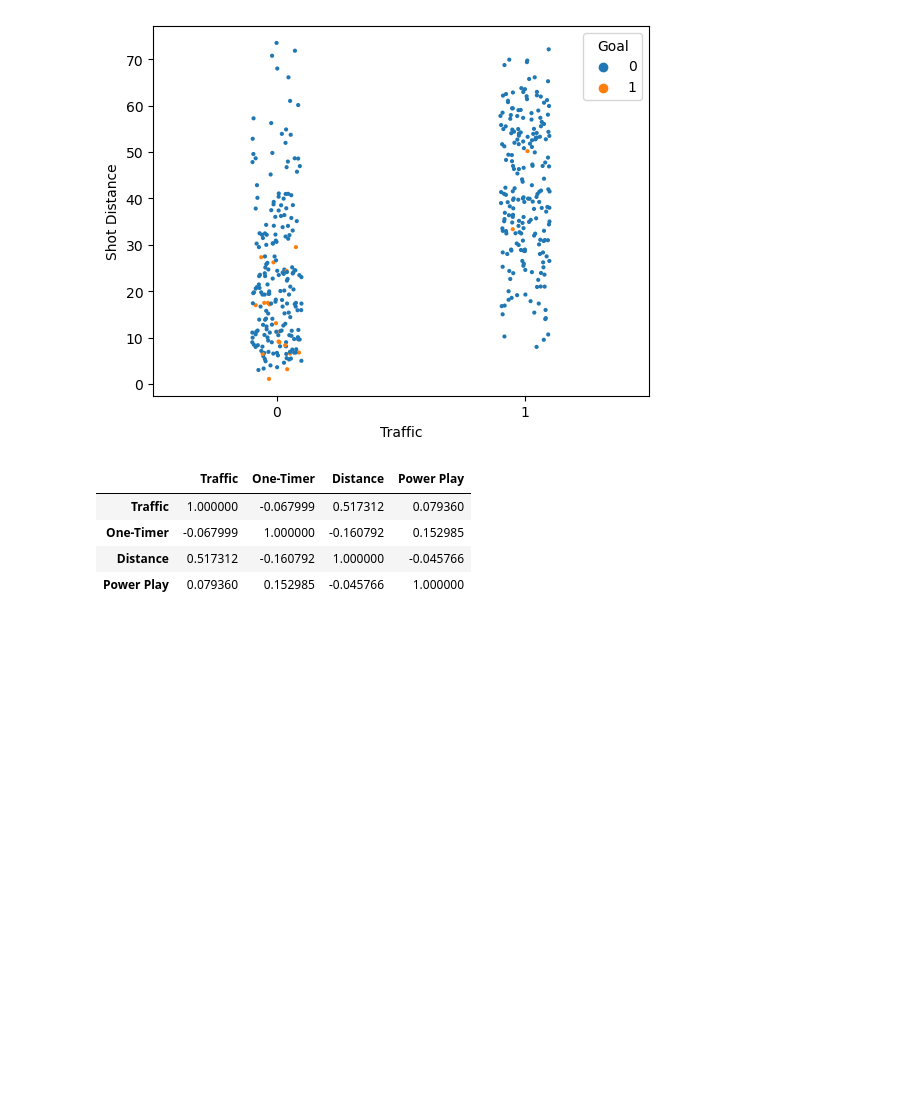
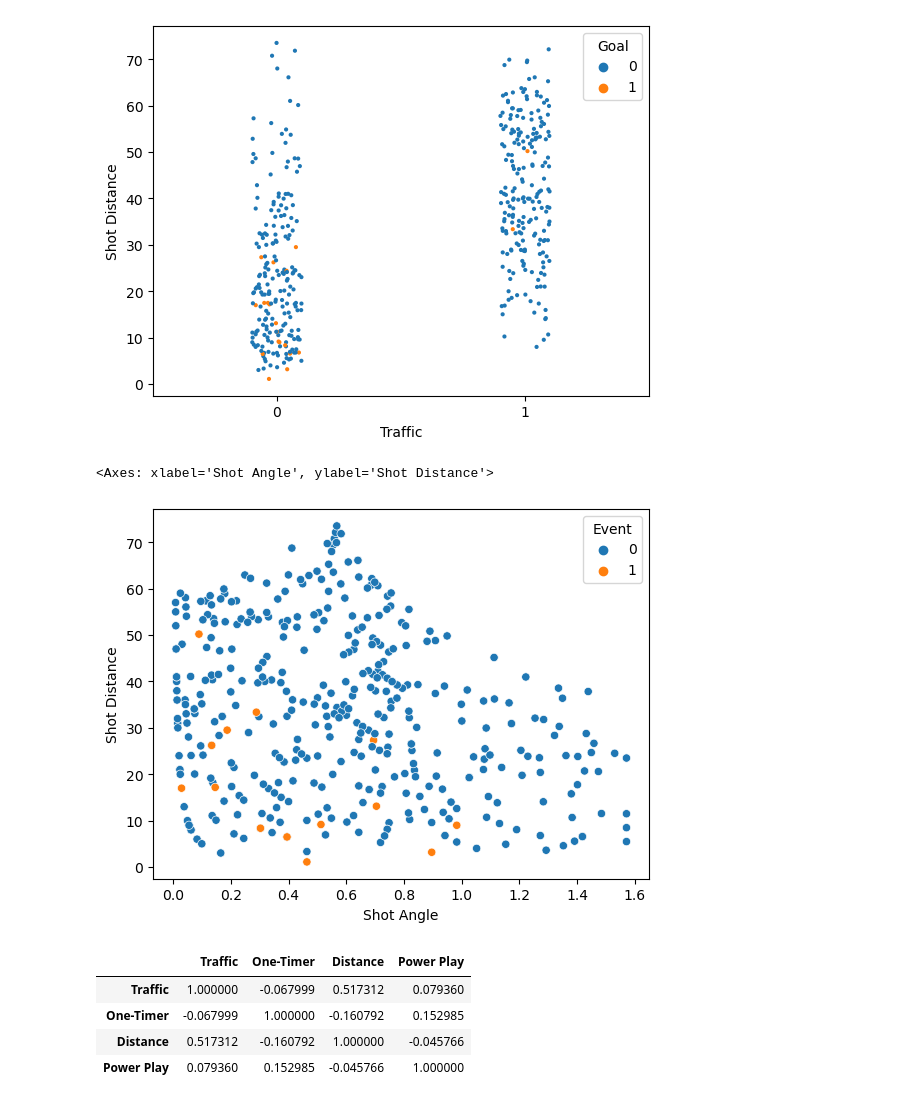
Before and after one commit to yzhao2433/big_red_cup24, a Jupyter notebook: GoalPowerPlay.ipynb, the cells around one changed output. Drawn from its saved outputs; the diff is of its cells as text; code cells hidden in the pictures; blank space fills up the shorter version.

```diff
--- a/GoalPowerPlay.ipynb
+++ b/GoalPowerPlay.ipynb
@@ -493,6 +493,13 @@ plt.show()
 # %% [output]
 [figure]
 [figure]
+# %%
+sns.scatterplot(x = shot_distance["Shot Angle"],
+                y = shot_distance["Shot Distance"],
+                hue = shot_distance["Event"])
+# %% [output]
+<Axes: xlabel='Shot Angle', ylabel='Shot Distance'>
+[figure, added]
 # %%
 one_traffic_df = pd.DataFrame({"Traffic": power_play["Traffic"],
                   "One-Timer": power_play["One-Timer"],
```
Also changed, not shown: parts of 2 cells of this notebook.
